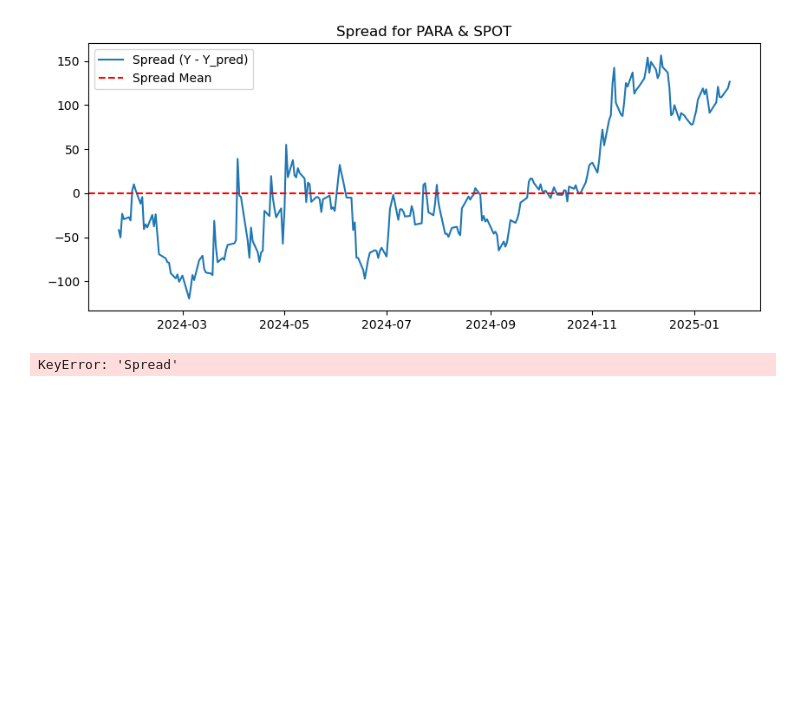
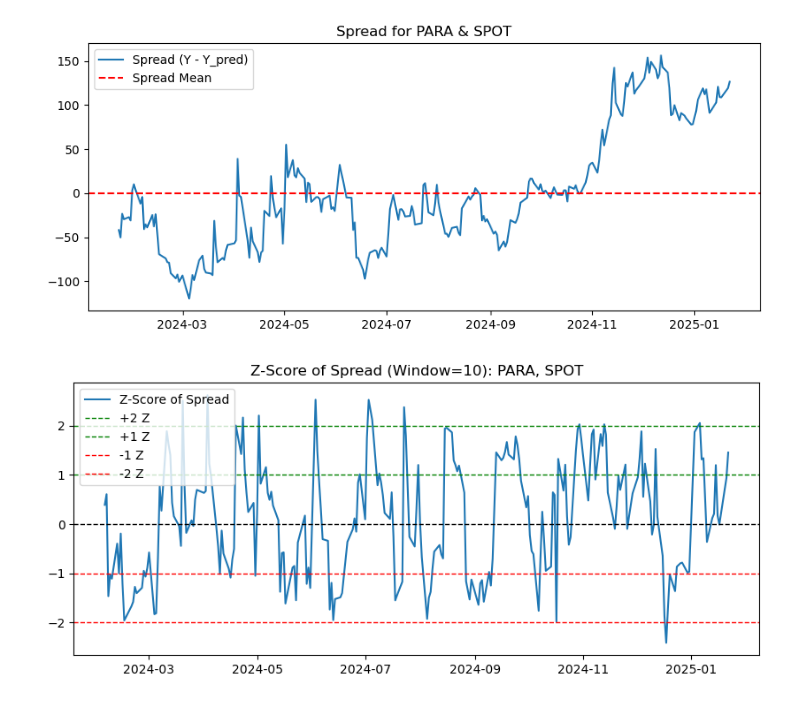
Before and after one commit to ylliu/ArbitrageTest, a Jupyter notebook: pairs_trading_2.ipynb, the cells around one changed output. Drawn from its saved outputs; the diff is of its cells as text; code cells hidden in the pictures; blank space fills up the shorter version.

Commit message:
复现了https://medium.com/algocraft/getting-started-with-statistical-arbitrage-a-comprehensive-guide-to-pairs-trading-in-python-d303b0f8415d这个

```diff
--- a/pairs_trading_2.ipynb
+++ b/pairs_trading_2.ipynb
@@ -307,6 +307,8 @@ def analyze_pair(data_dict, sym1, sym2):
 sym1 = "PARA"
 sym2 = "SPOT"
 pair_results = analyze_pair(data_dict, sym1, sym2)
+pair_results
+pair_results_df =pair_results['df']
 # %% [output]
 A value is trying to be set on a copy of a slice from a DataFrame
 
@@ -339,7 +341,7 @@ def convert_zscore(df, sym1, sym2, window_size=10):
 
     return df
 # %%
-df_zscore = convert_zscore(pair_results, sym1, sym2, window_size=10)
+df_zscore = convert_zscore(pair_results_df, sym1, sym2, window_size=10)
 #https://medium.com/algocraft/getting-started-with-statistical-arbitrage-a-comprehensive-guide-to-pairs-trading-in-python-d303b0f8415d
 # %% [output]
-KeyError: 'Spread'
+[figure, added]
```
Also changed, not shown: parts of 4 cells of this notebook.
